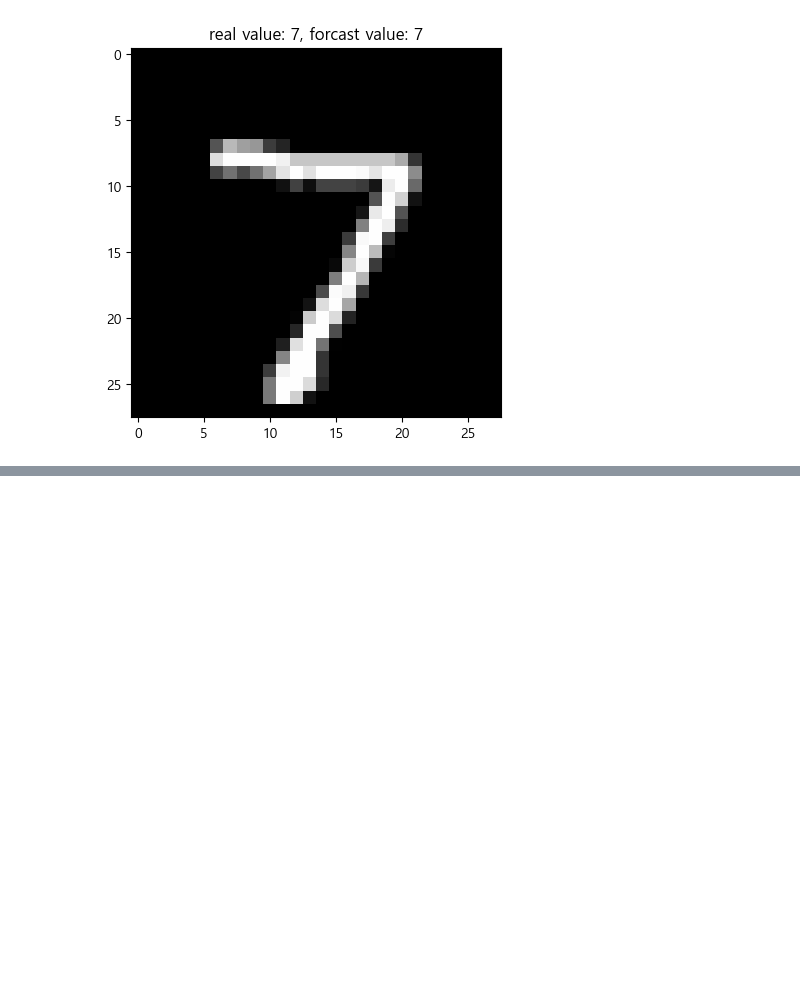
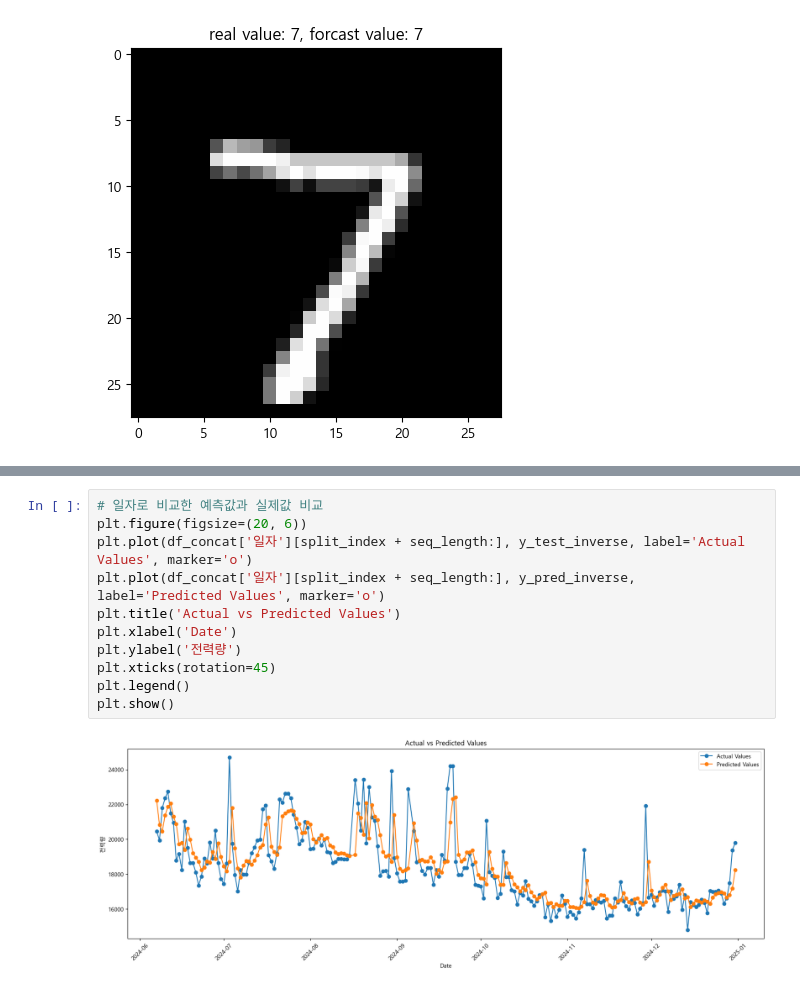
Before and after one commit to PlaidMoon99/AI_project, a Jupyter notebook: DL.ipynb, the cells around one changed output, grey strips where cells are left out. Drawn from its saved outputs; the diff is of its cells as text; blank space fills up the shorter version.

```diff
--- a/DL.ipynb
+++ b/DL.ipynb
@@ -306,0 +519,13 @@ plt.show()
+# %%
+# 일자로 비교한 예측값과 실제값 비교
+plt.figure(figsize=(20, 6))
+plt.plot(df_concat['일자'][split_index + seq_length:], y_test_inverse, label='Actual Values', marker='o')
+plt.plot(df_concat['일자'][split_index + seq_length:], y_pred_inverse, label='Predicted Values', marker='o')
+plt.title('Actual vs Predicted Values')
+plt.xlabel('Date')
+plt.ylabel('전력량')
+plt.xticks(rotation=45)
+plt.legend()
+plt.show()
+# %% [output]
+[figure, added]
```
Also changed, not shown: parts of 46 cells of this notebook, 1 other file.
